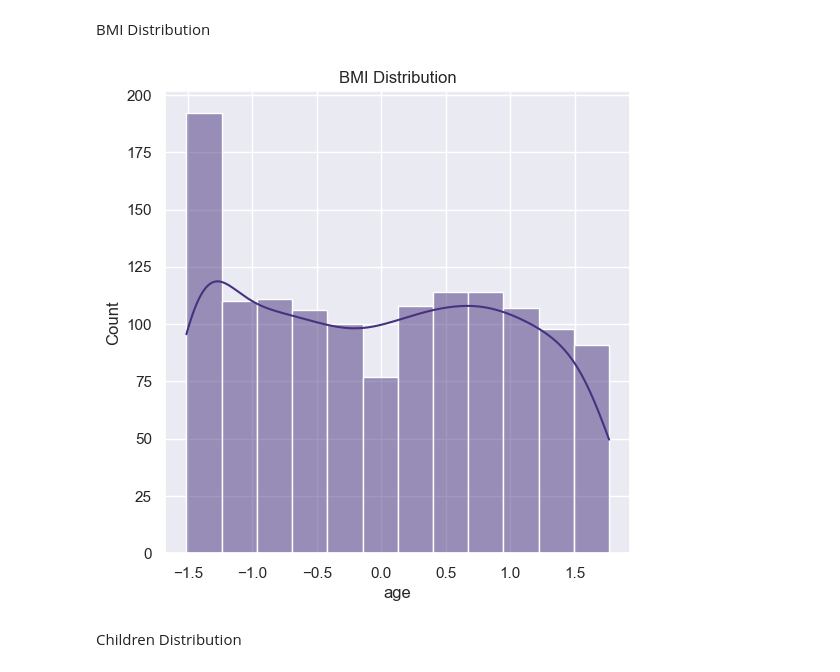
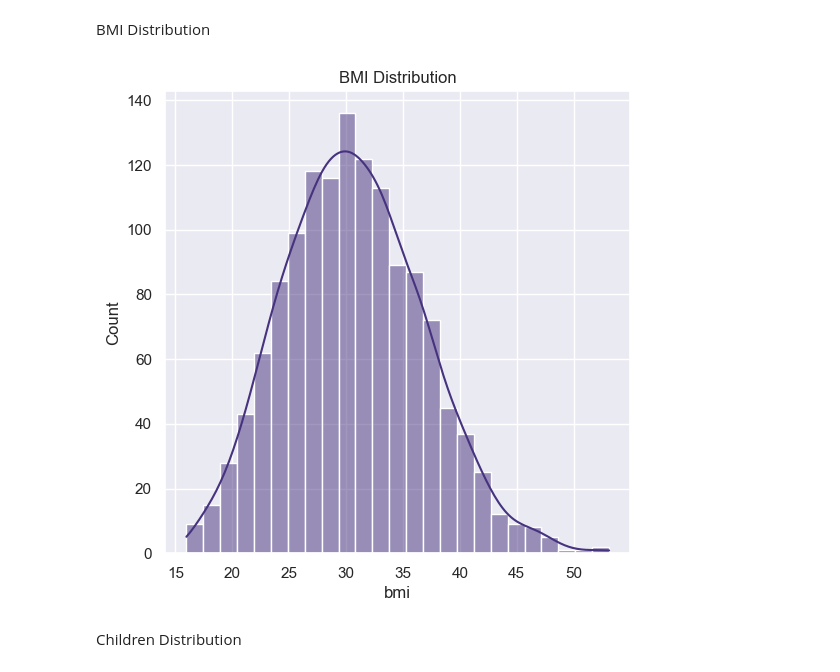
Before and after one commit to Ashfaq-Riyaldeen/Insurance-Cost-Prediction, a Jupyter notebook: Machine Learning.ipynb, the cells around one changed output. Cells and saved outputs as stored; diff of their text form; code cells hidden in the pictures.

```diff
--- a/Machine Learning.ipynb
+++ b/Machine Learning.ipynb
@@ -218,12 +218,12 @@ BMI Distribution
 # %%
 #bmi Distribution
 plt.figure(figsize=(6,6))
 sns.set_palette("viridis")
-sns.histplot(insurance_dataset['age'],kde=True)
+sns.histplot(insurance_dataset['bmi'],kde=True)
 plt.title('BMI Distribution')
 plt.show()
 # %% [output]
-[figure, old version]
+[figure, new version]
 # %% [markdown]
 Children Distribution
 # %%
```
Also changed, not shown: parts of 5 cells of this notebook.
